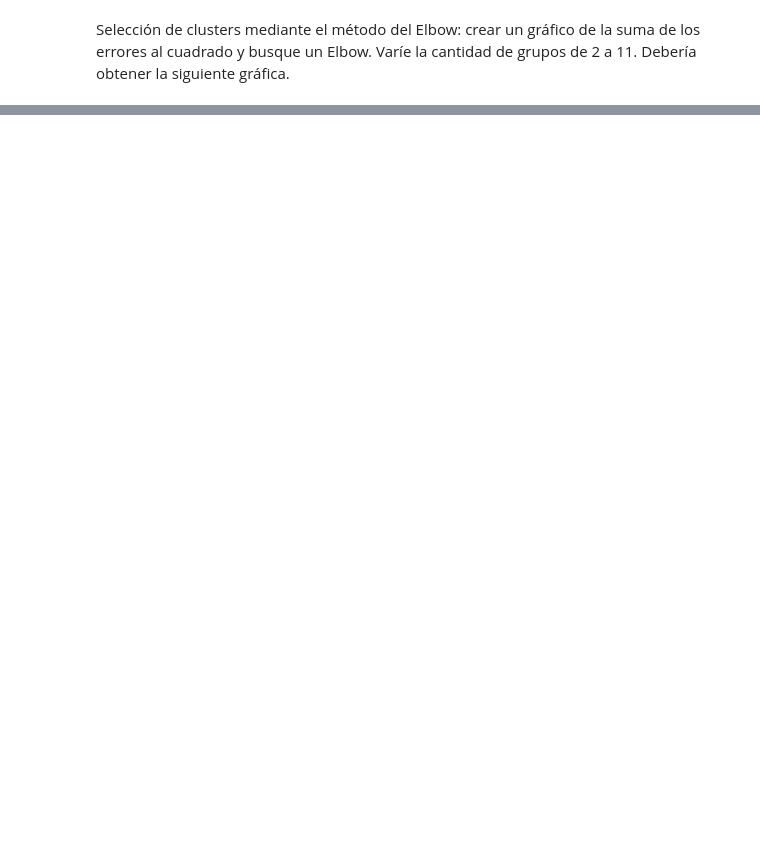
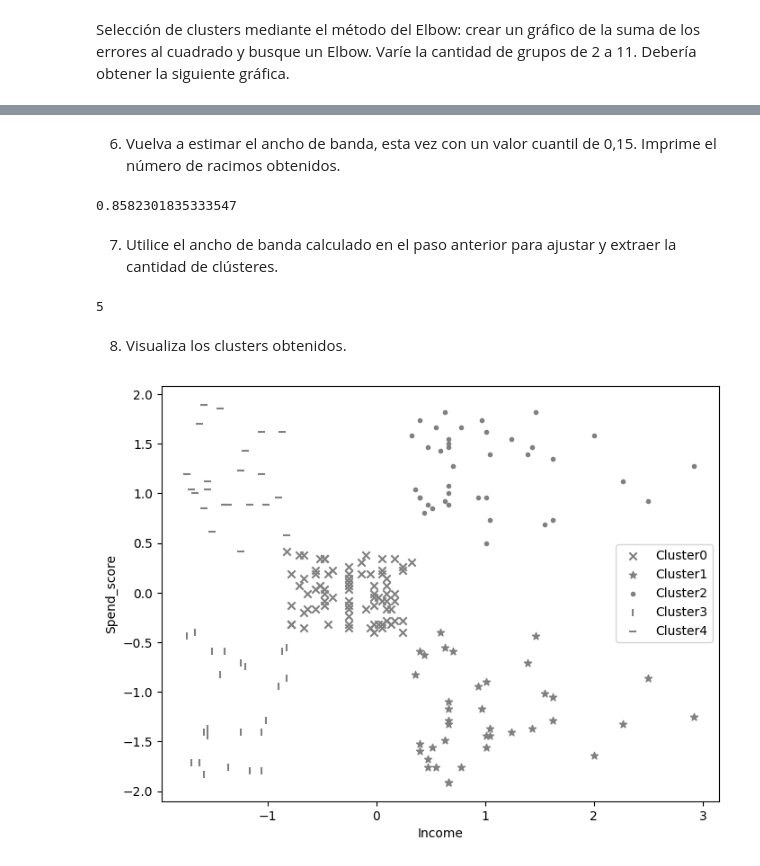
Before and after one commit to limspiga/customer-analytics, a Jupyter notebook: week-2b/customer_analytics_week_2b.ipynb, the cells around one changed output, grey strips where cells are left out. Cells and saved outputs as stored; diff of their text form; code cells hidden in the pictures; blank space fills up the shorter version.

```diff
--- a/week-2b/customer_analytics_week_2b.ipynb
+++ b/week-2b/customer_analytics_week_2b.ipynb
@@ -323,0 +493,5 @@ Figure 4.10: SSE plot for different values of k
+# %%
+ms = MeanShift(bandwidth=bandwidth, bin_seeding=True)
+ms.fit(mall_scaled[cluster_cols])
+mall_scaled['Cluster']= ms.predict(mall_scaled[cluster_cols])
+mall_scaled.Cluster.nunique()
@@ -323,0 +502,9 @@ Figure 4.10: SSE plot for different values of k
+# %%
+plt.figure(figsize=[8,6])
+for clust in range(mall_scaled.Cluster.nunique()):
+    temp = mall_scaled[mall_scaled.Cluster == clust]
+    plt.scatter(temp.Income, temp.Spend_score, marker=markers[clust], label="Cluster"+str(clust), color='gray')
+plt.xlabel("Income")
+plt.ylabel("Spend_score")
+plt.legend()
+plt.show()
@@ -323,0 +513,33 @@ Figure 4.10: SSE plot for different values of k
+# %% [markdown]
+6. Vuelva a estimar el ancho de banda, esta vez con un valor cuantil de 0,15. Imprime el número de racimos obtenidos.
+# %%
+bandwidth = estimate_bandwidth(mall_scaled[cluster_cols], quantile=0.15)
+print(bandwidth)
+# %% [output]
+0.8582301835333547
+# %% [markdown]
+7. Utilice el ancho de banda calculado en el paso anterior para ajustar y extraer la cantidad de clústeres.
+# %%
+ms = MeanShift(bandwidth=bandwidth, bin_seeding=True)
+ms.fit(mall_scaled[cluster_cols])
+mall_scaled['Cluster']= ms.predict(mall_scaled[cluster_cols])
+mall_scaled.Cluster.nunique()
+# %% [output]
+5
+# %% [markdown]
+8. Visualiza los clusters obtenidos.
+# %%
+plt.figure(figsize=[8,6])
+for clust in range(mall_scaled.Cluster.nunique()):
+    temp = mall_scaled[mall_scaled.Cluster == clust]
+    plt.scatter(temp.Income, temp.Spend_score, marker=markers[clust], label="Cluster"+str(clust), color='gray')
+plt.xlabel("Income")
+plt.ylabel("Spend_score")
+plt.legend()
+plt.show()
+
+# Puede ver en la Figura 4.14 que ha obtenido cinco grupos.
+# Este es el número óptimo como ha visto desde múltiples enfoques,
+# incluida la inspección visual.
+# %% [output]
+[figure, added]
```
Also changed, not shown: parts of 41 cells of this notebook, 4 other files.
